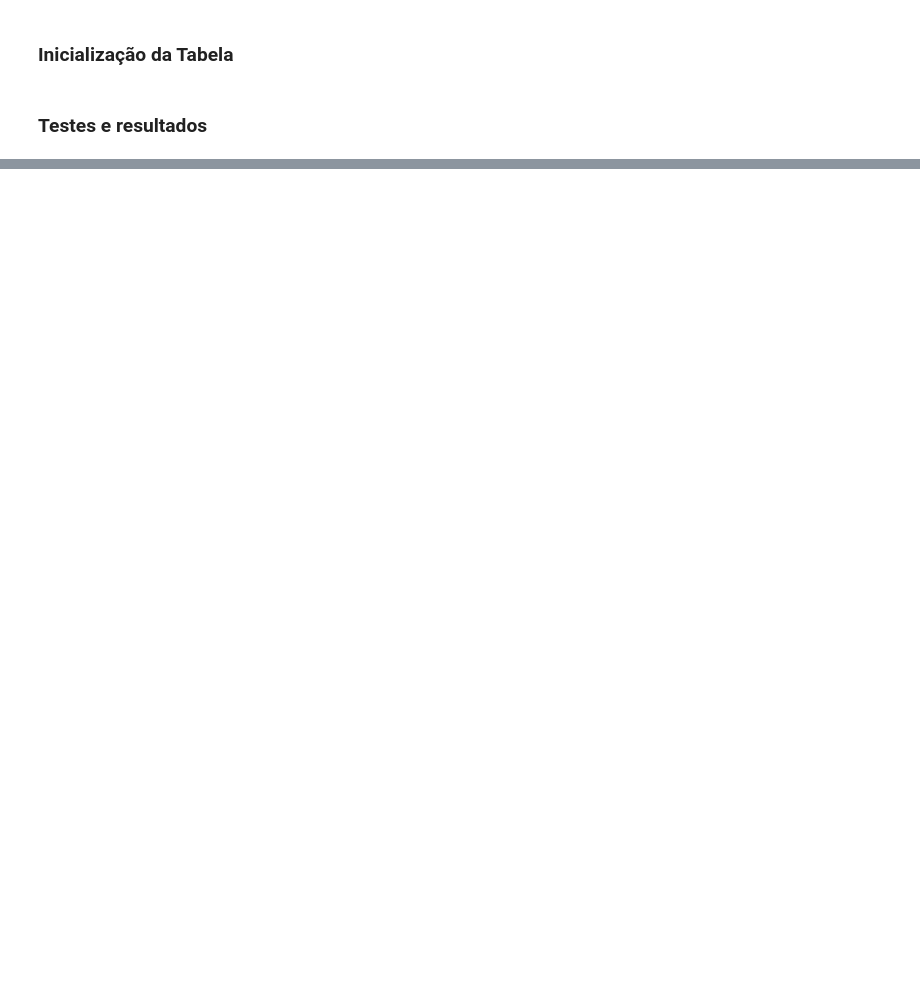
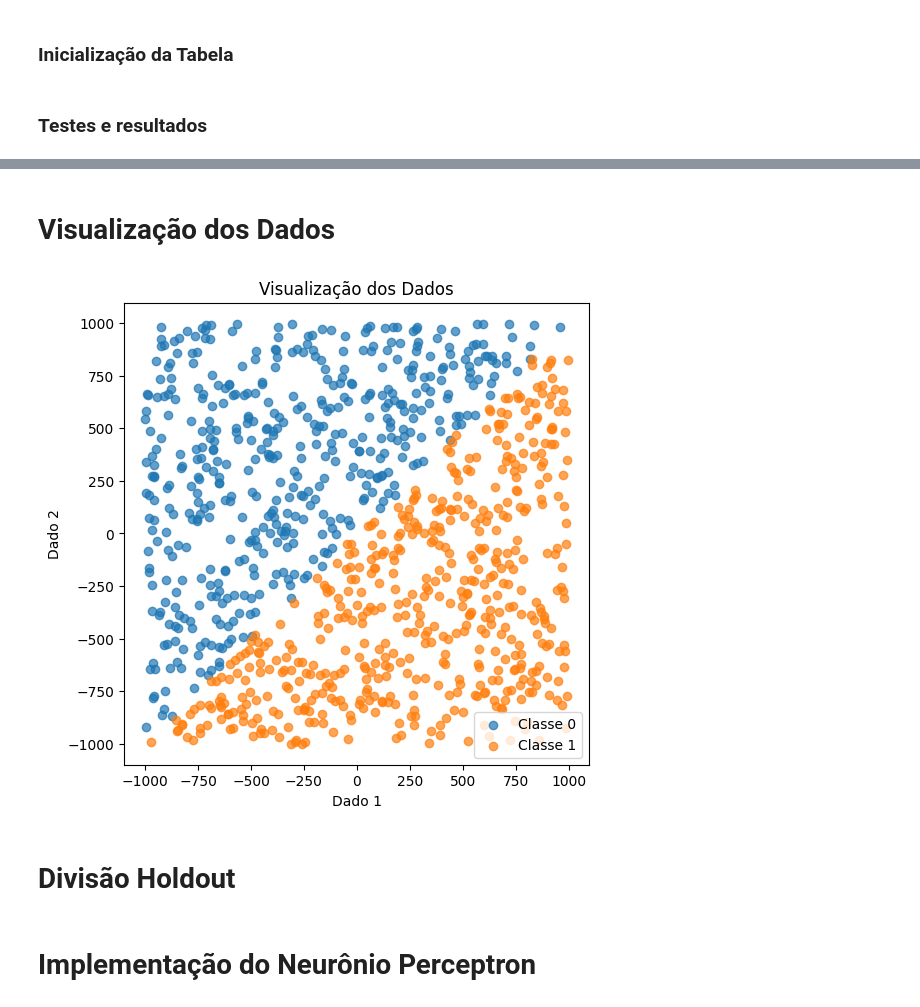
Before and after one commit to flavia-segadilha/Neuronio-Perceptron_2025_1, a Jupyter notebook: NeuronioPerceptron.ipynb, the cells around one changed output, grey strips where cells are left out. Cells and saved outputs as stored; diff of their text form; code cells hidden in the pictures; blank space fills up the shorter version.

```diff
--- a/NeuronioPerceptron.ipynb
+++ b/NeuronioPerceptron.ipynb
@@ -263,0 +242,22 @@ print(table)
+# %%
+# Baixar o arquivo do Google Drive
+gdown.download('https://drive.google.com/uc?export=download&id=1YsbXP2Tx3d9eHxJsqAdjfHksEZonqekf', 'dataHoldout.txt', quiet=False)
+
+# Carregar os dados binários diretamente para um numpy.ndarray
+ndarray_holdout = np.fromfile('dataAll.txt', dtype=np.float64)
+
+# A partir dos dados binários, reorganizar para a forma correta (m, 1, 3)
+ndarray_holdout = ndarray_holdout.reshape(-1, 1, 3)
+
+#Retirando a dimensão do meio
+ndarray_holdout_2d = ndarray_holdout.reshape(-1, 3)
+
+#DataFrame dos dados
+data_holdout = pd.DataFrame(ndarray_holdout_2d, columns=['Dado 1', 'Dado 2', 'Y desejado'])
+
+# Exibir as 5 primeiras linhas dos dados carregados
+print(f'\n\n{data_holdout.head()}')
+
+#Separando as variáveis X(input) e y_d (y desejado)
+X = data_holdout[['Dado 1', 'Dado 2']].values #Exemplos da primeira e segunda coluna
+y_d = data_holdout[['Y desejado']].values #Última coluna
@@ -263,0 +274,18 @@ print(table)
+# %% [markdown]
+# Visualização dos Dados
+# %%
+plt.figure(figsize=(6, 6))
+for label in data_holdout["Y desejado"].unique():
+    subset = data_holdout[data_holdout["Y desejado"] == label]
+    plt.scatter(subset["Dado 1"], subset["Dado 2"], label=f"Classe {int(label)}", alpha=0.7)
+
+plt.title("Visualização dos Dados")
+plt.xlabel("Dado 1")
+plt.ylabel("Dado 2")
+plt.legend()
+plt.grid(False)
+plt.show()
+# %% [output]
+[figure, added]
+# %% [markdown]
+# Divisão Holdout
@@ -263,0 +297,2 @@ print(table)
+# %% [markdown]
+# Implementação do Neurônio Perceptron
```
Also changed, not shown: parts of 19 cells of this notebook.
